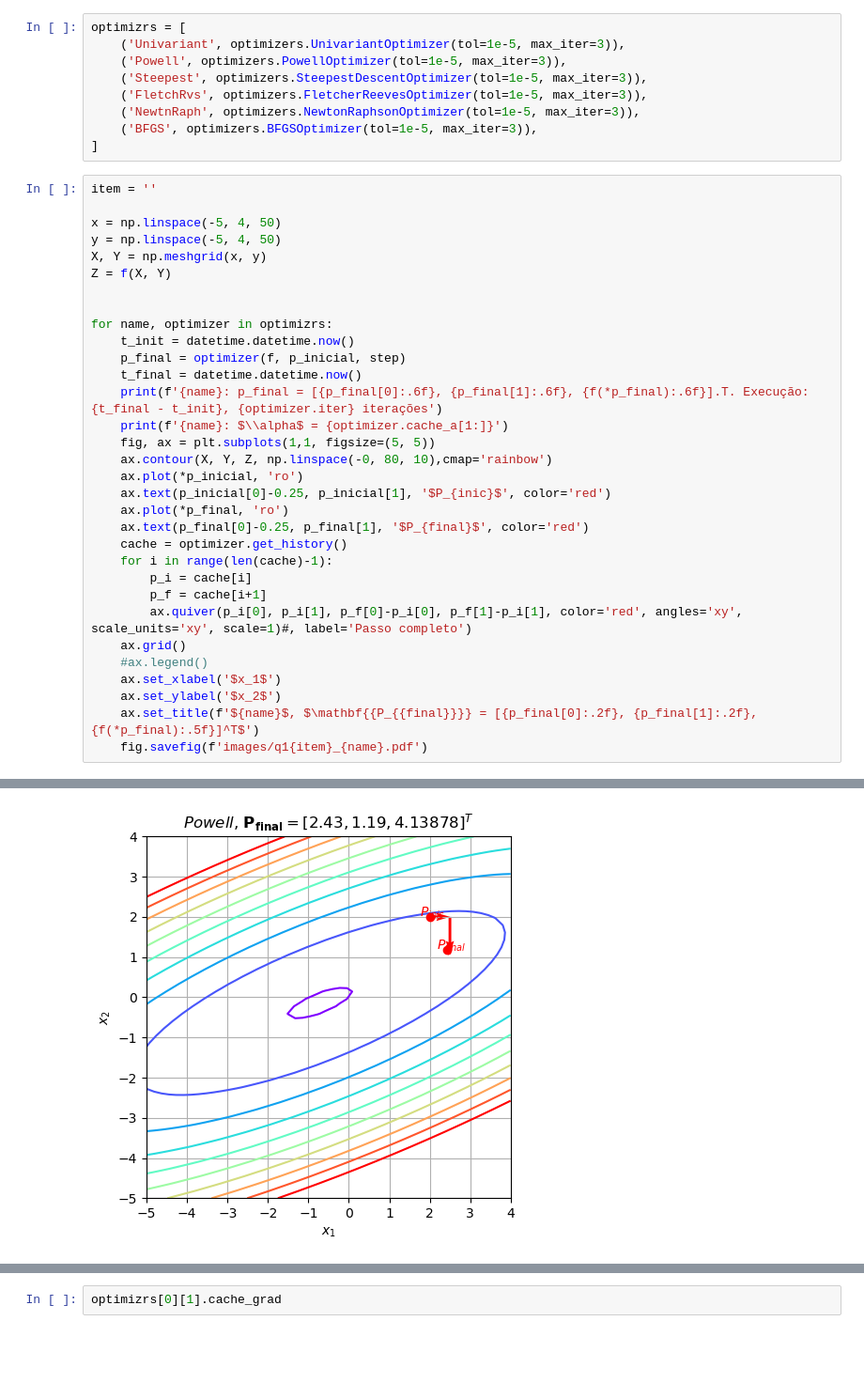
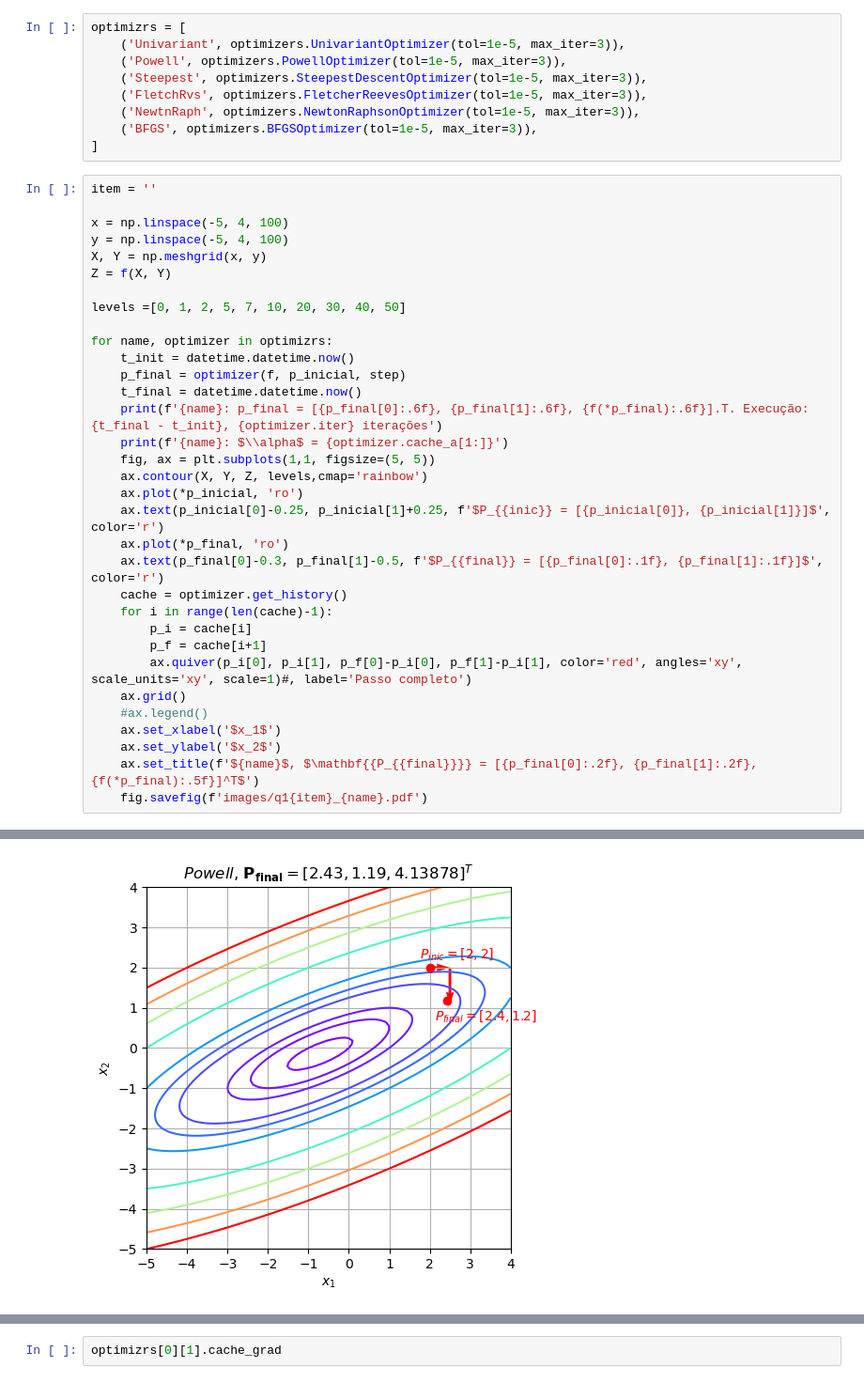
Before and after one commit to prj-phcp/MEC2403_Activities, a Jupyter notebook: Lista2/Lista2.ipynb, the cells around one changed output, grey strips where cells are left out. Shown at 94% size. Drawn from its saved outputs; the diff is of its cells as text; blank space fills up the shorter version.

```diff
--- a/Lista2/Lista2.ipynb
+++ b/Lista2/Lista2.ipynb
@@ -46,11 +46,12 @@ optimizrs = [
 # %%
 item = ''
 
-x = np.linspace(-5, 4, 50)
-y = np.linspace(-5, 4, 50)
+x = np.linspace(-5, 4, 100)
+y = np.linspace(-5, 4, 100)
 X, Y = np.meshgrid(x, y)
 Z = f(X, Y)
 
+levels =[0, 1, 2, 5, 7, 10, 20, 30, 40, 50]
 
 for name, optimizer in optimizrs:
     t_init = datetime.datetime.now()
@@ -59,11 +60,11 @@ for name, optimizer in optimizrs:
     print(f'{name}: p_final = [{p_final[0]:.6f}, {p_final[1]:.6f}, {f(*p_final):.6f}].T. Execução:{t_final - t_init}, {optimizer.iter} iterações')
     print(f'{name}: $\\alpha$ = {optimizer.cache_a[1:]}')
     fig, ax = plt.subplots(1,1, figsize=(5, 5))
-    ax.contour(X, Y, Z, np.linspace(-0, 80, 10),cmap='rainbow')
+    ax.contour(X, Y, Z, levels,cmap='rainbow')
     ax.plot(*p_inicial, 'ro')
-    ax.text(p_inicial[0]-0.25, p_inicial[1], '$P_{inic}$', color='red')
+    ax.text(p_inicial[0]-0.25, p_inicial[1]+0.25, f'$P_{{inic}} = [{p_inicial[0]}, {p_inicial[1]}]$', color='r')
     ax.plot(*p_final, 'ro')
-    ax.text(p_final[0]-0.25, p_final[1], '$P_{final}$', color='red')
+    ax.text(p_final[0]-0.3, p_final[1]-0.5, f'$P_{{final}} = [{p_final[0]:.1f}, {p_final[1]:.1f}]$', color='r')
     cache = optimizer.get_history()
     for i in range(len(cache)-1):
         p_i = cache[i]
@@ -92 +93 @@ BFGS: $\alpha$ = [0.11647726988022164, 1.2264808372153804]
-[figure, old version]
+[figure, new version]
```
Also changed, not shown: parts of 1 cell of this notebook, 20 other files.
